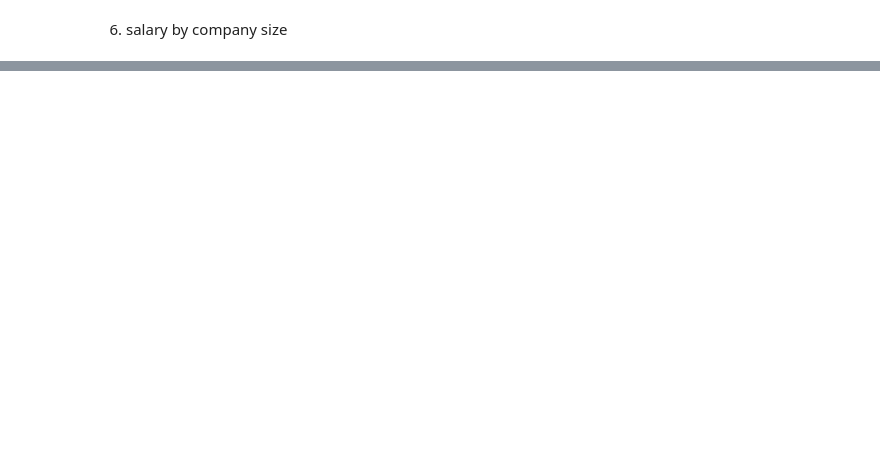
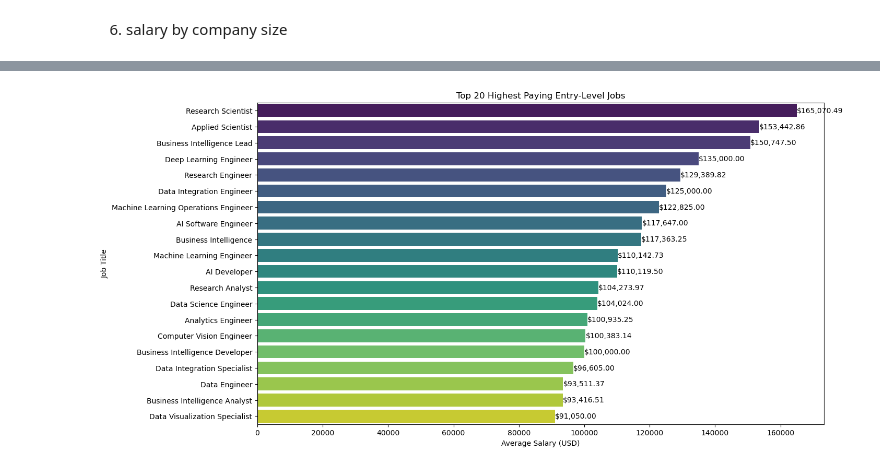
Before and after one commit to Justcolins/JOB-SALARY-ANALYSIS, a Jupyter notebook: job.ipynb, the cells around one changed output, grey strips where cells are left out. Drawn from its saved outputs; the diff is of its cells as text; code cells hidden in the pictures; blank space fills up the shorter version.

```diff
--- a/job.ipynb
+++ b/job.ipynb
@@ -484,0 +520,21 @@ plt.show()
+# %%
+
+entry_level_jobs = jobs[jobs['experience_level'] == 'Entry']
+
+# Group by job title and calculate the average salary
+average_salaries = entry_level_jobs.groupby('job_title')['salary_in_usd'].mean().sort_values(ascending=False).head(20)
+
+# Plot the bar chart
+plt.figure(figsize=(14, 8))
+sns.barplot(x=average_salaries.values, y=average_salaries.index, palette='viridis')
+
+# Add value counts on each bar
+for index, value in enumerate(average_salaries.values):
+    plt.text(value, index, f'${value:,.2f}', color='black', ha='left', va='center')
+
+plt.title('Top 20 Highest Paying Entry-Level Jobs')
+plt.xlabel('Average Salary (USD)')
+plt.ylabel('Job Title')
+plt.show()
+# %% [output]
+[figure, added]
```
Also changed, not shown: parts of 9 cells of this notebook.
